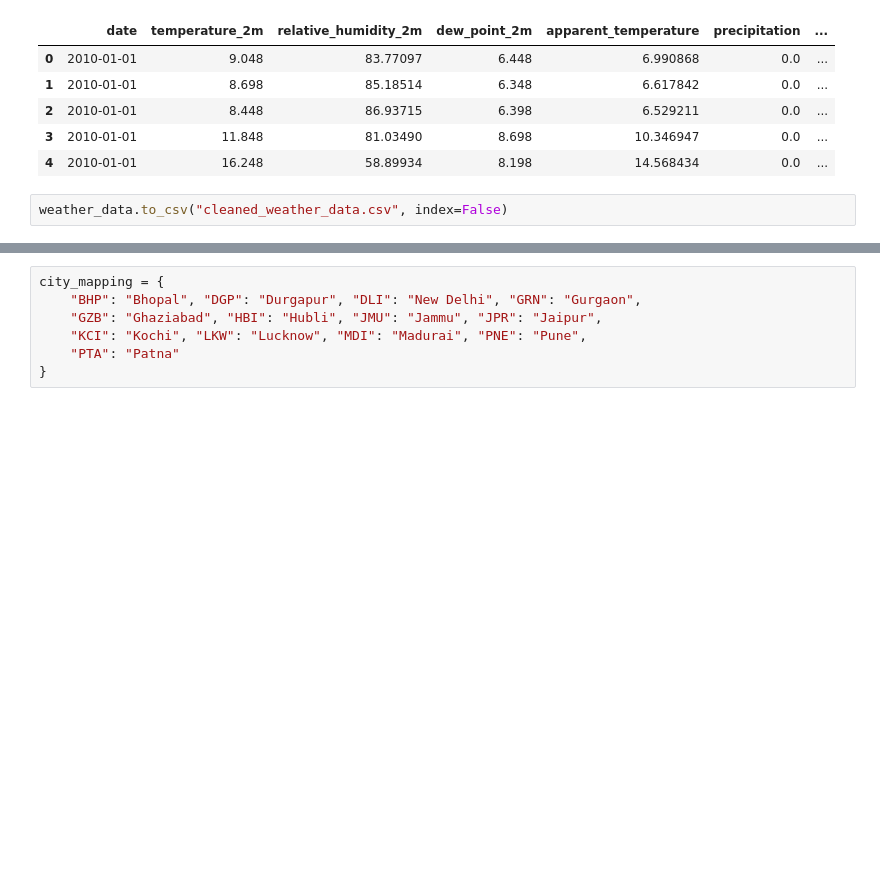
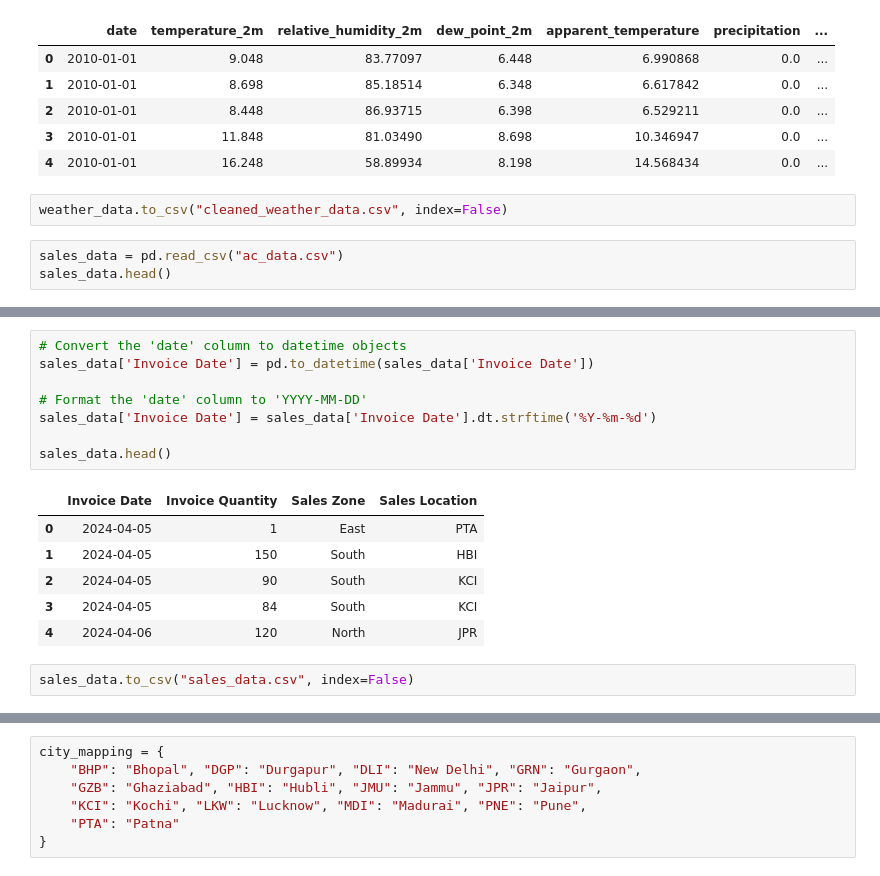
Before and after one commit to Pulsator01/MLPR-Project, a Jupyter notebook: new/main.ipynb, the cells around one changed output, grey strips where cells are left out. Drawn from its saved outputs; the diff is of its cells as text; blank space fills up the shorter version.

```diff
--- a/new/main.ipynb
+++ b/new/main.ipynb
@@ -76,3 +76,6 @@ weather_data.head()
 | 4 | 2010-01-01 | 16.248 | 58.89934 | 8.198 | 14.568434 | 0.0 | ... |
 # %%
 weather_data.to_csv("cleaned_weather_data.csv", index=False)
+# %%
+sales_data = pd.read_csv("ac_data.csv")
+sales_data.head()
@@ -78,0 +89,17 @@ weather_data.to_csv("cleaned_weather_data.csv", index=False)
+# %%
+# Convert the 'date' column to datetime objects
+sales_data['Invoice Date'] = pd.to_datetime(sales_data['Invoice Date'])
+
+# Format the 'date' column to 'YYYY-MM-DD'
+sales_data['Invoice Date'] = sales_data['Invoice Date'].dt.strftime('%Y-%m-%d')
+
+sales_data.head()
+# %% [output]
+|  | Invoice Date | Invoice Quantity | Sales Zone | Sales Location |
+| 0 | 2024-04-05 | 1 | East | PTA |
+| 1 | 2024-04-05 | 150 | South | HBI |
+| 2 | 2024-04-05 | 90 | South | KCI |
+| 3 | 2024-04-05 | 84 | South | KCI |
+| 4 | 2024-04-06 | 120 | North | JPR |
+# %%
+sales_data.to_csv("sales_data.csv", index=False)
```
Also changed, not shown: parts of 4 cells of this notebook.
